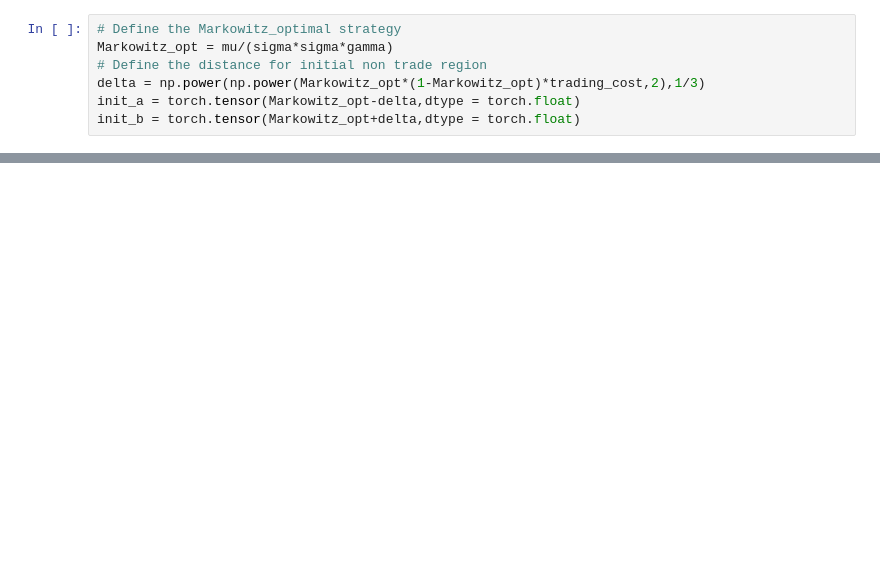
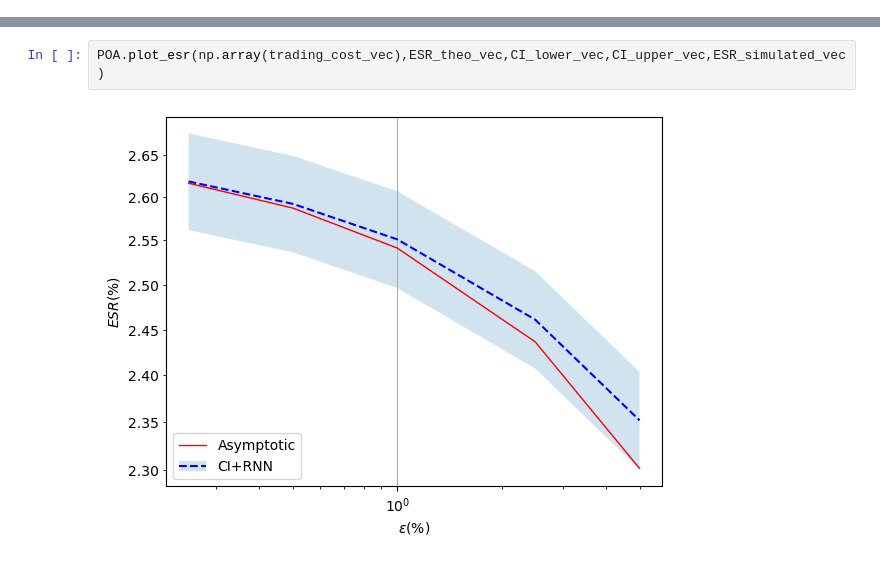
Before and after one commit to jsxzliran/TransactionCost, a Jupyter notebook: OneStockTradingCost-1parameter_importance.ipynb, the cells around one changed output, grey strips where cells are left out. Saved outputs shown, nothing was run; the diff lists cells and outputs as text; blank space fills up the shorter version.

```diff
--- a/OneStockTradingCost-1parameter_importance.ipynb
+++ b/OneStockTradingCost-1parameter_importance.ipynb
@@ -26,7 +34,0 @@ learning_rate = 0.01
-# %%
-# Define the Markowitz_optimal strategy
-Markowitz_opt = mu/(sigma*sigma*gamma)
-# Define the distance for initial non trade region
-delta = np.power(np.power(Markowitz_opt*(1-Markowitz_opt)*trading_cost,2),1/3)
-init_a = torch.tensor(Markowitz_opt-delta,dtype = torch.float)
-init_b = torch.tensor(Markowitz_opt+delta,dtype = torch.float)
@@ -273,3 +108,7 @@ out.weight tensor([[1.]], device='cuda:0')
+# %%
+POA.plot_esr(np.array(trading_cost_vec),ESR_theo_vec,CI_lower_vec,CI_upper_vec,ESR_simulated_vec)
+# %% [output]
+[figure, added]
 # %%
 # Data for plotting
 lowerbound = -1
```
Also changed, not shown: parts of 16 cells of this notebook, 5 other files.
